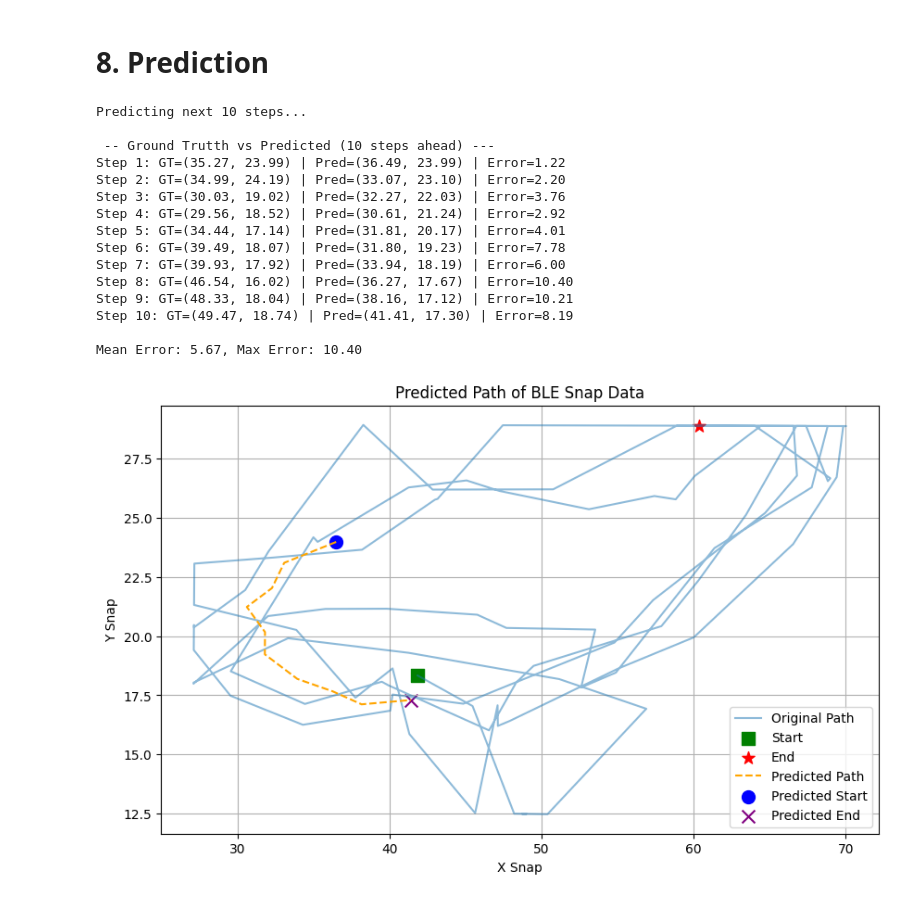
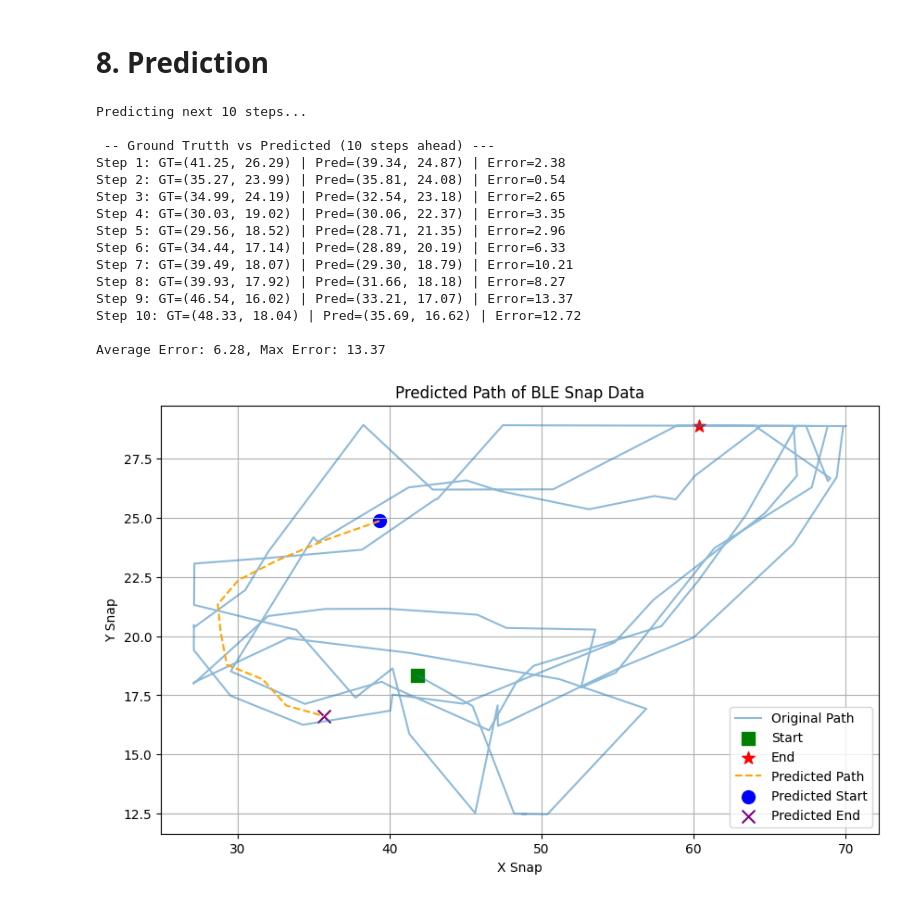
Before and after one commit to hoihpi21/ble_direction_prediction, a Jupyter notebook: pipeline_lstm.ipynb, the cells around one changed output. Drawn from its saved outputs; the diff is of its cells as text; code cells hidden in the pictures.

```diff
--- a/pipeline_lstm.ipynb
+++ b/pipeline_lstm.ipynb
@@ -11,8 +11,8 @@ import json
 
 # Configuration Variables
 FILE_PATH = '19.6.2025.csv'
-SELECTED_FEATURES = ['x_snap', 'y_snap', 'timestamp']
-LOOK_BACK = 20 # Number of previous time steps to look at for prediction
+SELECTED_FEATURES = ['x_snap', 'y_snap', 'timestamp', 'id']
+LOOK_BACK = 10 # Number of previous time steps to look at for prediction
 PREDICT_AHEAD_STEPS = 10 # Number of future time steps to predict
 
 # Data Split Ratios (70% train, 10% validation, 10% test)
@@ -21,7 +21,7 @@ VAL_RATIO = 0.1
 TEST_RATIO = 0.1
 
 # Directory for saving outputs
-output_result = 'output_result'
+output_result = 'pipeline_lstm'
 
 # Ensure directories exist
 os.makedirs(output_result, exist_ok=True)
@@ -189,7 +254,7 @@ print(f"  Note: The final prediction input uses the last '{LOOK_BACK}' available
 # %%
 print("\n--- 5. Defining PyTorch LSTM Model Class ---")
 class LSTMModel(nn.Module):
-    def __init__(self, input_size, hidden_size, output_size, num_layers=2, dropout_rate=0.2):
+    def __init__(self, input_size, hidden_size, output_size, num_layers=3, dropout_rate=0.4):
         super(LSTMModel, self).__init__()
         self.hidden_size = hidden_size
         self.num_layers = num_layers
@@ -227,19 +292,21 @@ print("\n--- 7. Model Training Loop (Iterating Optimizers) ---")
 
 input_size = n_features # Number of features per time step (x, y)
 output_size = PREDICT_AHEAD_STEPS * n_features # Flattened output (10 * 2 = 20)
-hidden_size = 100 # Consistent with previous examples
-epochs = 50
+hidden_size = 128 # Consistent with previous examples
+epochs = 80
 batch_size = 32
 
 optimizers_to_test = ['adam', 'sgd', 'adamw', 'rmsprop', 'adagrad']
 all_histories = {}
+
+# Best model tracking
+best_val_loss_overall = float('inf')
 best_optimizer_name = None
-best_model_state_dict_path = None
-
+best_model_path = None
 
 train_dataset_loader = DataLoader(torch.utils.data.TensorDataset(X_train, y_train), batch_size=batch_size, shuffle=True)
-val_dataset_loader = DataLoader(torch.utils.data.TensorDataset(X_val, y_val), batch_size=batch_size, shuffle=False)
-test_dataset_loader = DataLoader(torch.utils.data.TensorDataset(X_test, y_test), batch_size=batch_size, shuffle=False) # For evaluation later
+val_dataset_loader = DataLoader(torch.utils.data.TensorDataset(X_val, y_val), batch_size=batch_size, shuffle=True)
+test_dataset_loader = DataLoader(torch.utils.data.TensorDataset(X_test, y_test), batch_size=batch_size, shuffle=True) # For evaluation later
 # %% [output]
 --- 7. Model Training Loop (Iterating Optimizers) ---
 # %%
@@ -429,48 +512,48 @@ true_coords = scaler.inverse_transform(y_ground.cpu().numpy().reshape(-1, n_feat
 
 # Compute per-step errors (Euclidean Distance)
 errors = np.linalg.norm(predicted_coords - true_coords, axis=1)  #shape:(10,)
-mean_error = np.mean(errors)
+avg_error = np.mean(errors)
 max_error = np.max(errors)
 
 # Print Comparison
 print('\n -- Ground Trutth vs Predicted (10 steps ahead) ---')
 for i in range(PREDICT_AHEAD_STEPS):
     pred = predicted_coords[i]
     truth = true_coords[i]
     err = errors[i]
     print(f"Step {i+1}: GT=({truth[0]:.2f}, {truth[1]:.2f}) | Pred=({pred[0]:.2f}, {pred[1]:.2f}) | Error={err:.2f}")
-print(f"\nMean Error: {mean_error:.2f}, Max Error: {max_error:.2f}")
+print(f"\nAverage Error: {avg_error:.2f}, Max Error: {max_error:.2f}")
 # Plotting the predicted path
 
 plt.figure(figsize=(10, 6))
 plt.plot(original_df_for_plotting['x_snap'], original_df_for_plotting['y_snap'], label='Original Path', alpha=0.5)
 plt.scatter(original_df_for_plotting['x_snap'].iloc[0], original_df_for_plotting['y_snap'].iloc[0], color='green', s=100, marker='s', label='Start')
 plt.scatter(original_df_for_plotting['x_snap'].iloc[-1], original_df_for_plotting['y_snap'].iloc[-1], color='red', s=100, marker='*', label='End')
 # Plot predicted path
 predicted_df = pd.DataFrame(predicted_coords, columns=['x_snap', 'y_snap'])
 plt.plot(predicted_df['x_snap'], predicted_df['y_snap'], label='Predicted Path', color='orange', linestyle='--')
 plt.scatter(predicted_df['x_snap'].iloc[0], predicted_df['y_snap'].iloc[0], color='blue', s=100, marker='o', label='Predicted Start')
 plt.scatter(predicted_df['x_snap'].iloc[-1], predicted_df['y_snap'].iloc[-1], color='purple', s=100, marker='x', label='Predicted End')
 plt.title('Predicted Path of BLE Snap Data')
 plt.xlabel('X Snap')
 plt.ylabel('Y Snap')
 plt.legend()
 plt.grid()
 # %% [output]
 Predicting next 10 steps...
 
  -- Ground Trutth vs Predicted (10 steps ahead) ---
-Step 1: GT=(35.27, 23.99) | Pred=(36.49, 23.99) | Error=1.22
-Step 2: GT=(34.99, 24.19) | Pred=(33.07, 23.10) | Error=2.20
-Step 3: GT=(30.03, 19.02) | Pred=(32.27, 22.03) | Error=3.76
-Step 4: GT=(29.56, 18.52) | Pred=(30.61, 21.24) | Error=2.92
-Step 5: GT=(34.44, 17.14) | Pred=(31.81, 20.17) | Error=4.01
-Step 6: GT=(39.49, 18.07) | Pred=(31.80, 19.23) | Error=7.78
-Step 7: GT=(39.93, 17.92) | Pred=(33.94, 18.19) | Error=6.00
-Step 8: GT=(46.54, 16.02) | Pred=(36.27, 17.67) | Error=10.40
-Step 9: GT=(48.33, 18.04) | Pred=(38.16, 17.12) | Error=10.21
-Step 10: GT=(49.47, 18.74) | Pred=(41.41, 17.30) | Error=8.19
+Step 1: GT=(41.25, 26.29) | Pred=(39.34, 24.87) | Error=2.38
+Step 2: GT=(35.27, 23.99) | Pred=(35.81, 24.08) | Error=0.54
+Step 3: GT=(34.99, 24.19) | Pred=(32.54, 23.18) | Error=2.65
+Step 4: GT=(30.03, 19.02) | Pred=(30.06, 22.37) | Error=3.35
+Step 5: GT=(29.56, 18.52) | Pred=(28.71, 21.35) | Error=2.96
+Step 6: GT=(34.44, 17.14) | Pred=(28.89, 20.19) | Error=6.33
+Step 7: GT=(39.49, 18.07) | Pred=(29.30, 18.79) | Error=10.21
+Step 8: GT=(39.93, 17.92) | Pred=(31.66, 18.18) | Error=8.27
+Step 9: GT=(46.54, 16.02) | Pred=(33.21, 17.07) | Error=13.37
+Step 10: GT=(48.33, 18.04) | Pred=(35.69, 16.62) | Error=12.72
 
-Mean Error: 5.67, Max Error: 10.40
+Average Error: 6.28, Max Error: 13.37
-[figure, old version]
+[figure, new version]
 # %%
```
Also changed, not shown: parts of 14 cells of this notebook, 27 other files.
